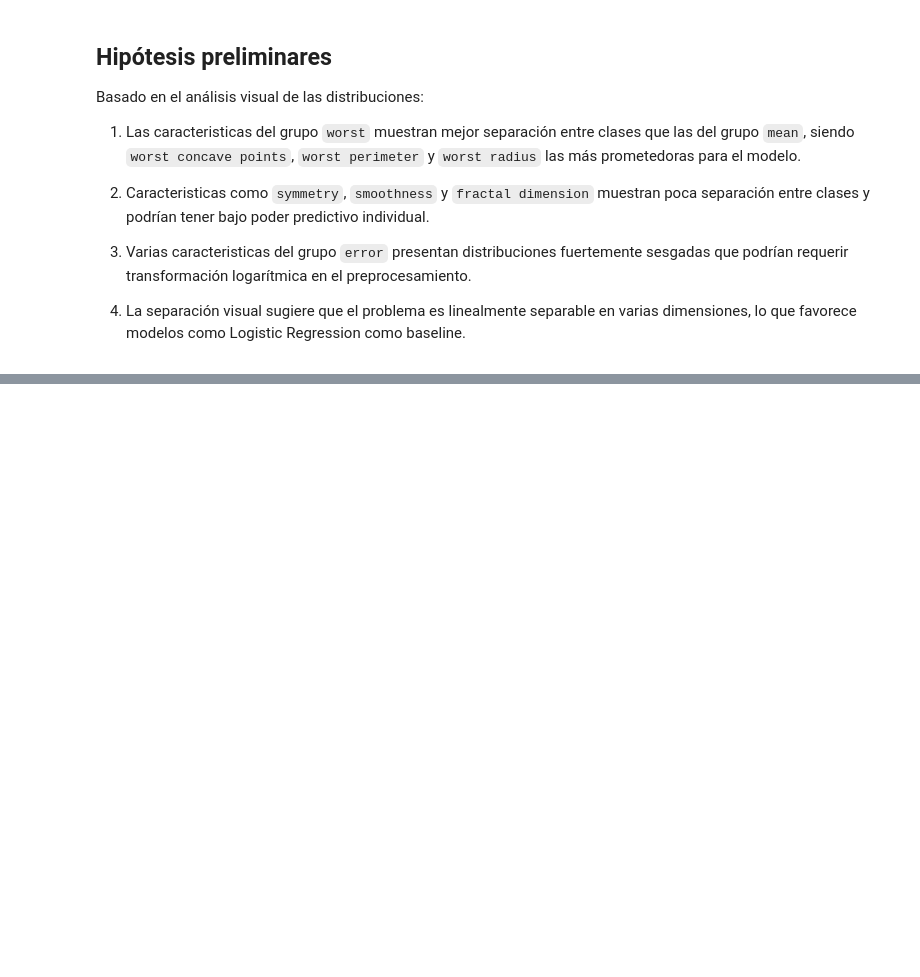
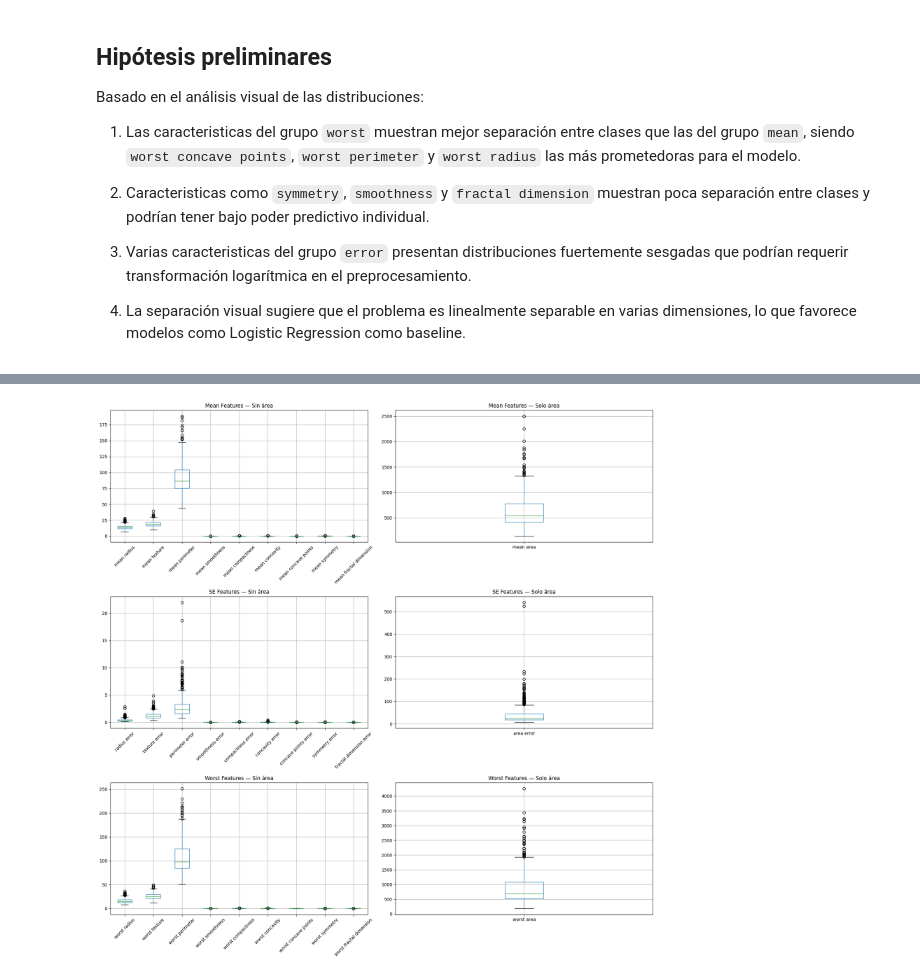
Before and after one commit to Robles663/Breast-cancer-classifier, a Jupyter notebook: notebooks/01_EDA.ipynb, the cells around one changed output, grey strips where cells are left out. Saved outputs shown, nothing was run; the diff lists cells and outputs as text; code cells hidden in the pictures; blank space fills up the shorter version.

```diff
--- a/notebooks/01_EDA.ipynb
+++ b/notebooks/01_EDA.ipynb
@@ -71,0 +175,26 @@ plt.show()
+# %%
+# Corregir el escalado
+fig, axes = plt.subplots(3, 2, figsize=(18, 18))
+
+grupos = [
+    (mean_features, 'mean area', 'Mean Features — Sin área', 'Mean Features — Solo área'),
+    (se_features, 'area error', 'SE Features — Sin área', 'SE Features — Solo área'),
+    (worst_features, 'worst area', 'Worst Features — Sin área', 'Worst Features — Solo área'),
+]
+
+for i, (features, area_col, title_sin, title_con) in enumerate(grupos):
+    sin_area = [f for f in features if f != area_col]
+
+    # Sin la columna de área
+    df[sin_area].boxplot(ax=axes[i, 0])
+    axes[i, 0].set_title(title_sin)
+    axes[i, 0].tick_params(axis='x', rotation=45)
+
+    # Solo la columna de área
+    df[[area_col]].boxplot(ax=axes[i, 1])
+    axes[i, 1].set_title(title_con)
+
+plt.tight_layout()
+plt.show()
+# %% [output]
+[figure, added]
```
Also changed, not shown: parts of 9 cells of this notebook.
